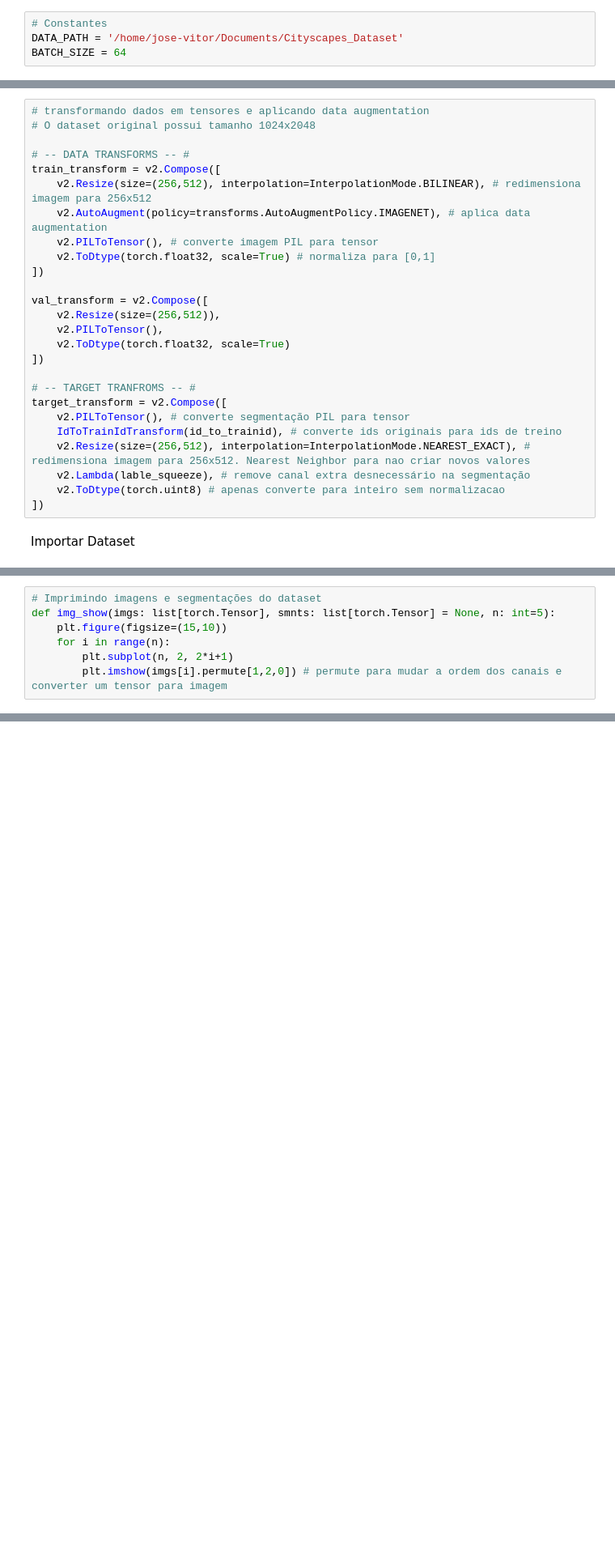
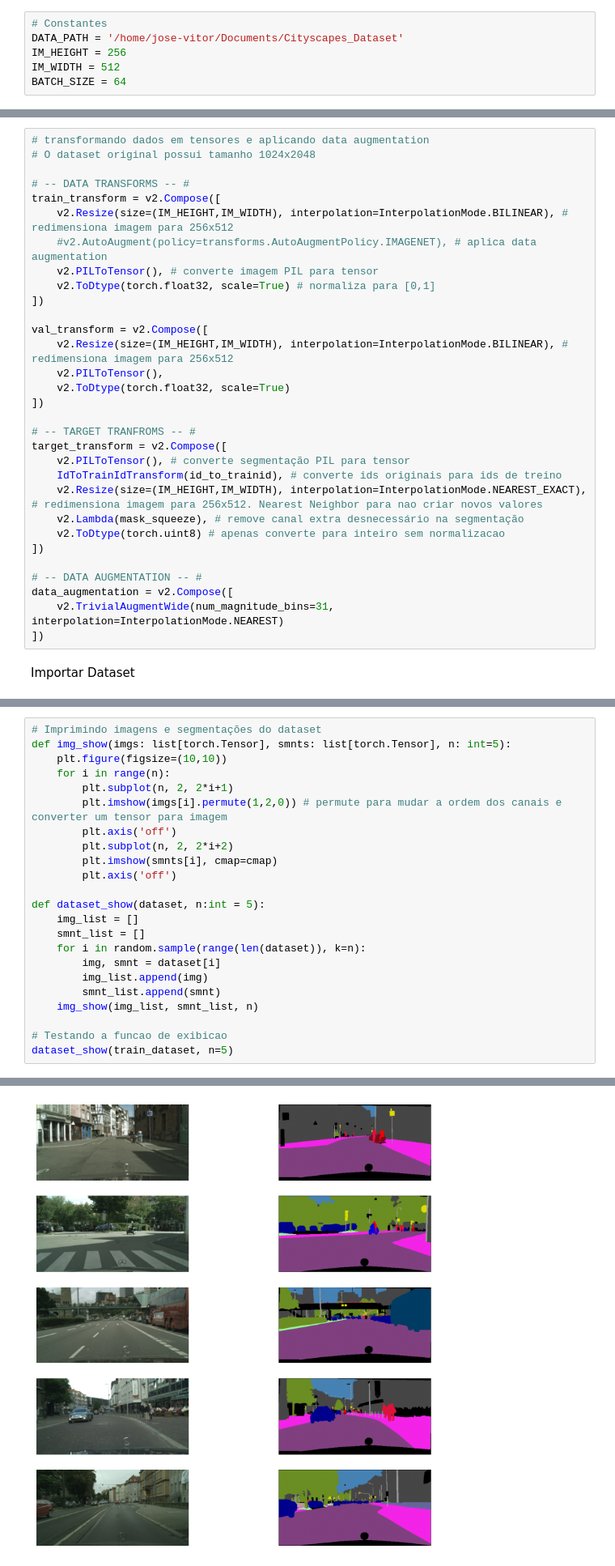
Before and after one commit to JoseFSilveira/linknet-studynotes, a Jupyter notebook: main.ipynb, the cells around one changed output, grey strips where cells are left out. Shown at 81% size. Saved outputs shown, nothing was run; the diff lists cells and outputs as text; blank space fills up the shorter version.

```diff
--- a/main.ipynb
+++ b/main.ipynb
@@ -18,5 +18,7 @@ device
 # %%
 # Constantes
 DATA_PATH = '/home/jose-vitor/Documents/Cityscapes_Dataset'
+IM_HEIGHT = 256
+IM_WIDTH = 512
 BATCH_SIZE = 64
 # %% [markdown]
@@ -124,14 +115,14 @@ class IdToTrainIdTransform:
 
 # -- DATA TRANSFORMS -- #
 train_transform = v2.Compose([
-    v2.Resize(size=(256,512), interpolation=InterpolationMode.BILINEAR), # redimensiona imagem para 256x512
-    v2.AutoAugment(policy=transforms.AutoAugmentPolicy.IMAGENET), # aplica data augmentation
+    v2.Resize(size=(IM_HEIGHT,IM_WIDTH), interpolation=InterpolationMode.BILINEAR), # redimensiona imagem para 256x512
+    #v2.AutoAugment(policy=transforms.AutoAugmentPolicy.IMAGENET), # aplica data augmentation
     v2.PILToTensor(), # converte imagem PIL para tensor
     v2.ToDtype(torch.float32, scale=True) # normaliza para [0,1]
 ])
 
 val_transform = v2.Compose([
-    v2.Resize(size=(256,512)),
+    v2.Resize(size=(IM_HEIGHT,IM_WIDTH), interpolation=InterpolationMode.BILINEAR), # redimensiona imagem para 256x512
     v2.PILToTensor(),
     v2.ToDtype(torch.float32, scale=True)
 ])
@@ -140,10 +131,15 @@ val_transform = v2.Compose([
 target_transform = v2.Compose([
     v2.PILToTensor(), # converte segmentação PIL para tensor
     IdToTrainIdTransform(id_to_trainid), # converte ids originais para ids de treino
-    v2.Resize(size=(256,512), interpolation=InterpolationMode.NEAREST_EXACT), # redimensiona imagem para 256x512. Nearest Neighbor para nao criar novos valores
-    v2.Lambda(lable_squeeze), # remove canal extra desnecessário na segmentação
+    v2.Resize(size=(IM_HEIGHT,IM_WIDTH), interpolation=InterpolationMode.NEAREST_EXACT), # redimensiona imagem para 256x512. Nearest Neighbor para nao criar novos valores
+    v2.Lambda(mask_squeeze), # remove canal extra desnecessário na segmentação
     v2.ToDtype(torch.uint8) # apenas converte para inteiro sem normalizacao
 ])
+
+# -- DATA AUGMENTATION -- #
+data_augmentation = v2.Compose([
+    v2.TrivialAugmentWide(num_magnitude_bins=31, interpolation=InterpolationMode.NEAREST)
+])
 # %% [markdown]
 Importar Dataset
 # %%
@@ -180,8 +178,24 @@ Cada imagem posssui tamanho torch.Size([3, 256, 512]) e tipo torch.float32, e ca
 # %%
 # Imprimindo imagens e segmentações do dataset
-def img_show(imgs: list[torch.Tensor], smnts: list[torch.Tensor] = None, n: int=5):
-    plt.figure(figsize=(15,10))
+def img_show(imgs: list[torch.Tensor], smnts: list[torch.Tensor], n: int=5):
+    plt.figure(figsize=(10,10))
     for i in range(n):
         plt.subplot(n, 2, 2*i+1)
-        plt.imshow(imgs[i].permute[1,2,0]) # permute para mudar a ordem dos canais e converter um tensor para imagem
+        plt.imshow(imgs[i].permute(1,2,0)) # permute para mudar a ordem dos canais e converter um tensor para imagem
+        plt.axis('off')
+        plt.subplot(n, 2, 2*i+2)
+        plt.imshow(smnts[i], cmap=cmap)
+        plt.axis('off')
+
+def dataset_show(dataset, n:int = 5):
+    img_list = []
+    smnt_list = []
+    for i in random.sample(range(len(dataset)), k=n):
+        img, smnt = dataset[i]
+        img_list.append(img)
+        smnt_list.append(smnt)
+    img_show(img_list, smnt_list, n)
+
+# Testando a funcao de exibicao
+dataset_show(train_dataset, n=5)
 # %% [output]
@@ -189,2 +202,3 @@ ValueError: too many values to unpack (expected 2)
+[figure, added]
 # %% [markdown]
 Criar dataloaders
```
Also changed, not shown: parts of 9 cells of this notebook.
